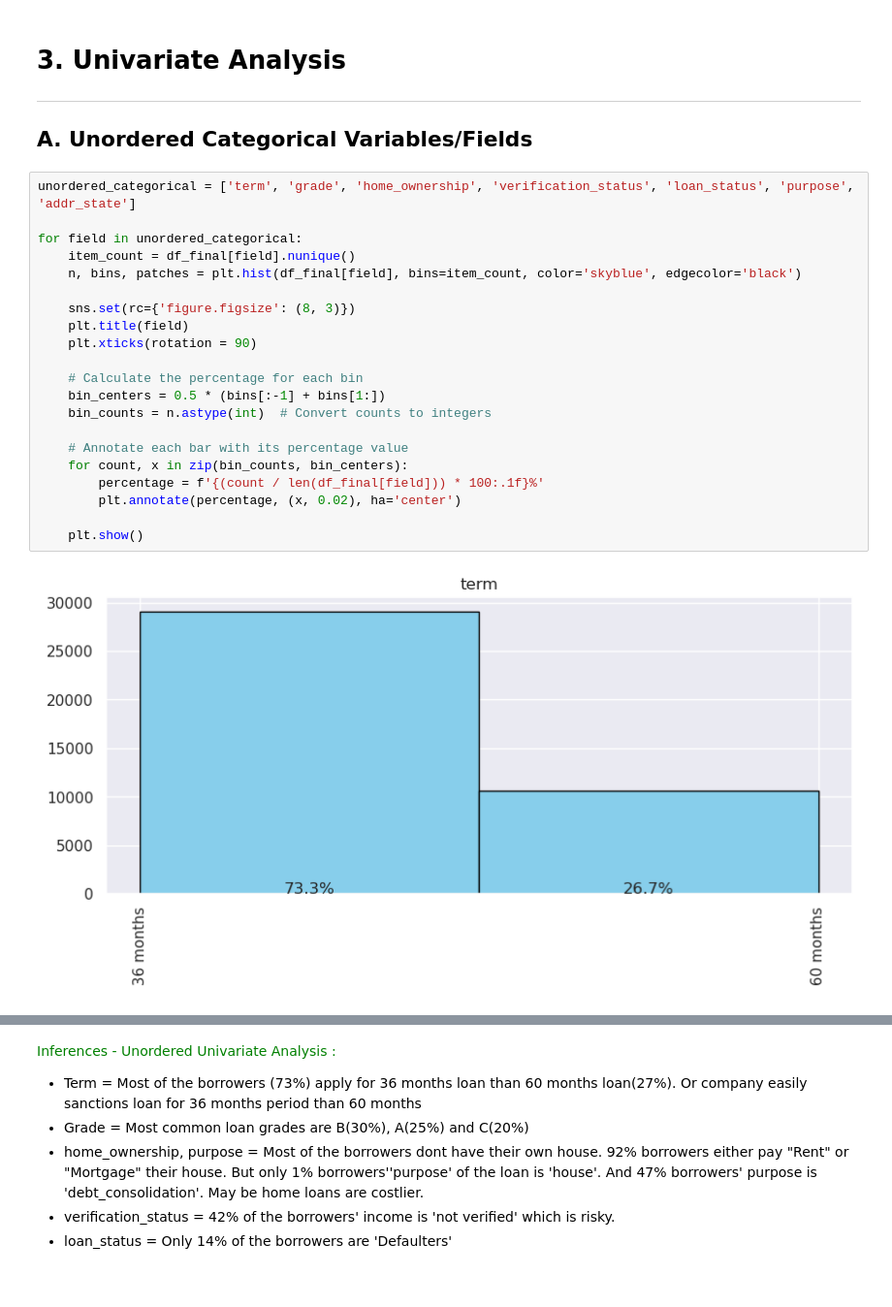
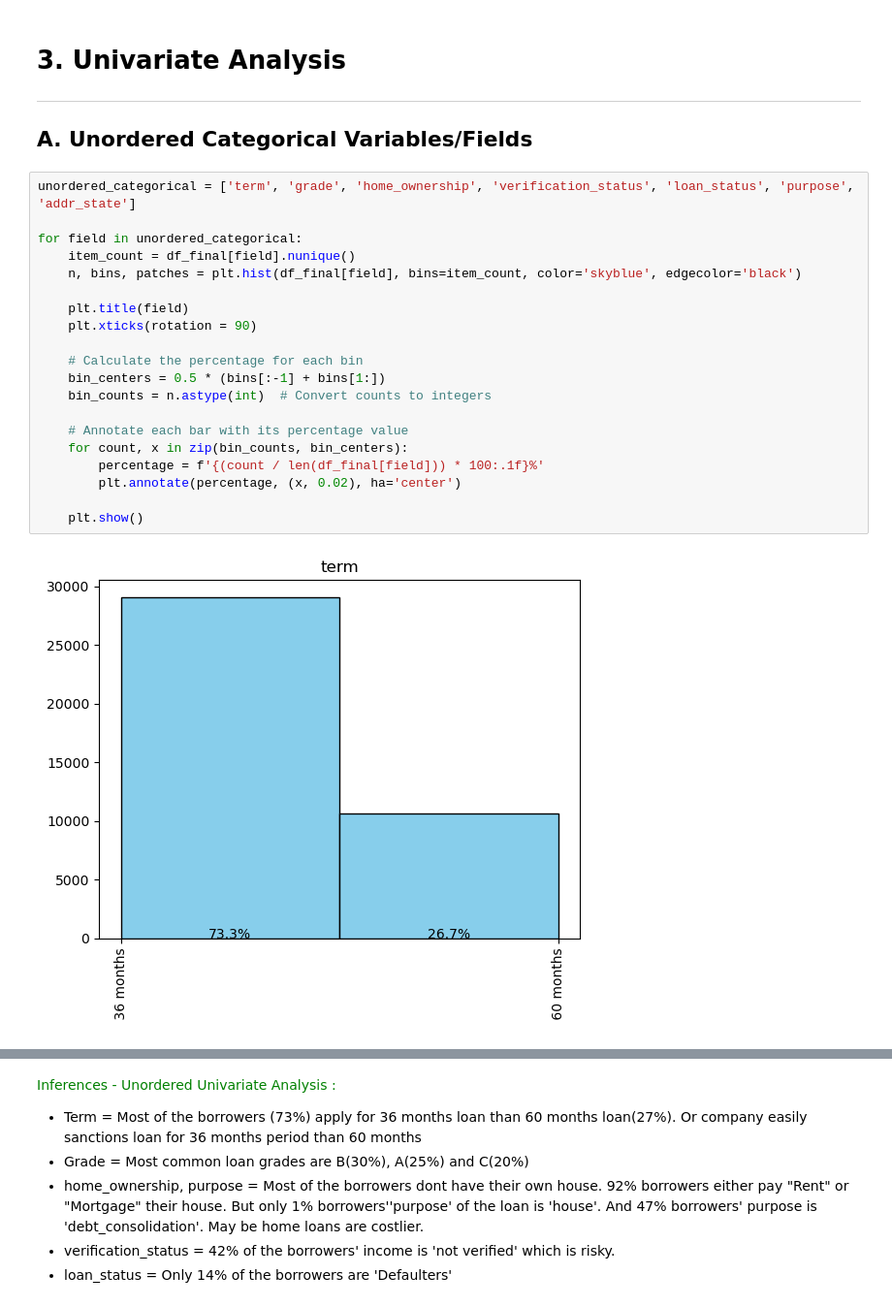
Before and after one commit to irish-luong/LandingClubCaseStudy, a Jupyter notebook: Dnyaneshwari_DucLuong_lending_club_case_study.ipynb, the cells around one changed output, grey strips where cells are left out. Shown at 97% size. Cells and saved outputs as stored; diff of their text form.

```diff
--- a/Dnyaneshwari_DucLuong_lending_club_case_study.ipynb
+++ b/Dnyaneshwari_DucLuong_lending_club_case_study.ipynb
@@ -294,23 +310,22 @@ df_final.head()
 # %%
 unordered_categorical = ['term', 'grade', 'home_ownership', 'verification_status', 'loan_status', 'purpose', 'addr_state']
 
 for field in unordered_categorical:
     item_count = df_final[field].nunique()
     n, bins, patches = plt.hist(df_final[field], bins=item_count, color='skyblue', edgecolor='black')
 
-    sns.set(rc={'figure.figsize': (8, 3)})
     plt.title(field)
     plt.xticks(rotation = 90)
 
     # Calculate the percentage for each bin
     bin_centers = 0.5 * (bins[:-1] + bins[1:])
     bin_counts = n.astype(int)  # Convert counts to integers
 
     # Annotate each bar with its percentage value
     for count, x in zip(bin_counts, bin_centers):
         percentage = f'{(count / len(df_final[field])) * 100:.1f}%'
         plt.annotate(percentage, (x, 0.02), ha='center')
 
     plt.show()
 # %% [output]
-[figure, old version]
+[figure, new version]
```
Also changed, not shown: parts of 14 cells of this notebook.
